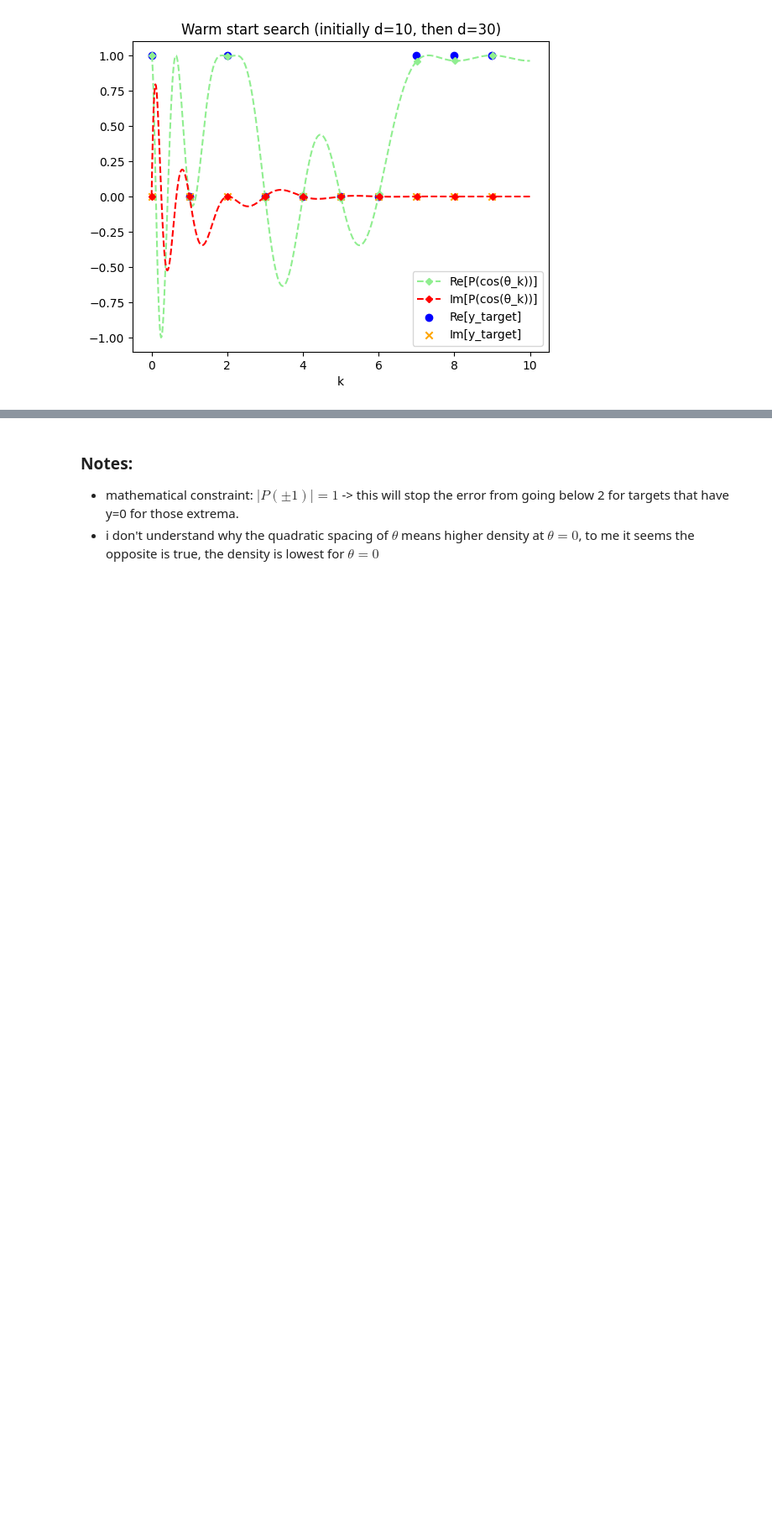
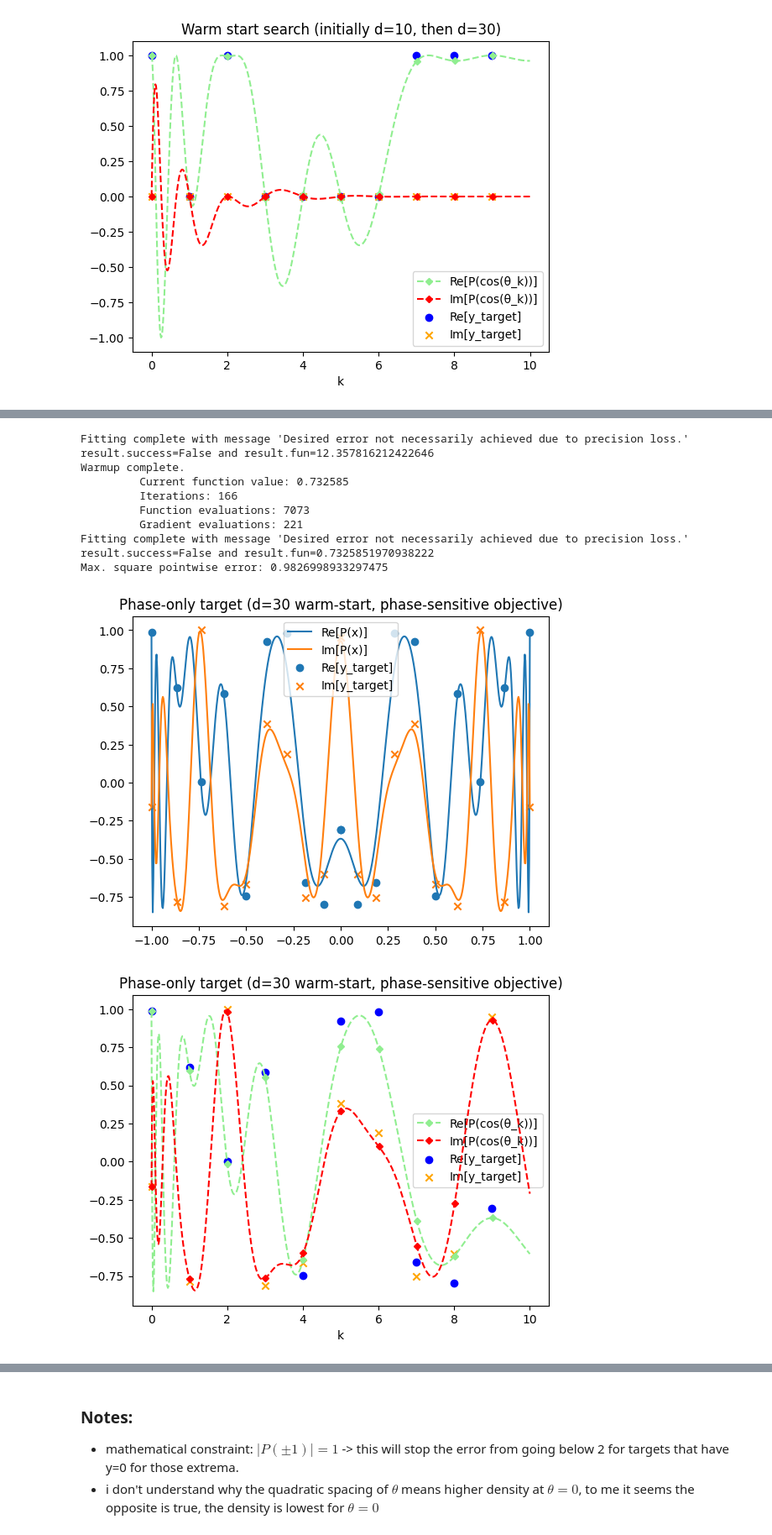
Before and after one commit to JakobTinhofer/QSP-Bt, a Jupyter notebook: ex3.ipynb, the cells around one changed output, grey strips where cells are left out. Shown at 84% size. Cells and saved outputs as stored; diff of their text form; code cells hidden in the pictures; blank space fills up the shorter version.

```diff
--- a/ex3.ipynb
+++ b/ex3.ipynb
@@ -325,4 +339,15 @@ full_eval(random_ys, d=20, title="Modulus-only objective", solver=lambda ys, deg
 # %%
 phased_ys = [np.exp(1j * p) for p in np.random.uniform(0, 2*np.pi, 10)]
-full_eval(phased_ys, 40, title="Phase-only target (d=40 warm-start, phase-sensitive objective)", solver=lambda ys, degree: solve_warmstart(ys, mainsearch_degree=degree))
-full_eval(phased_ys, 40, title="Phase-only target (d=40 warm-start, modulus-only objective)", solver=lambda ys, degree: solve_warmstart(ys, mainsearch_degree=degree, obj=objective_mod))
+full_eval(phased_ys, 30, title="Phase-only target (d=30 warm-start, phase-sensitive objective)", solver=lambda ys, degree: solve_warmstart(ys, mainsearch_degree=degree))
+full_eval(phased_ys, 30, title="Phase-only target (d=30 warm-start, modulus-only objective)", solver=lambda ys, degree: solve_warmstart(ys, mainsearch_degree=degree, obj=objective_mag))
+# %% [output]
+Fitting complete with message 'Desired error not necessarily achieved due to precision loss.' result.success=False and result.fun=12.357816212422646
+Warmup complete.
+         Current function value: 0.732585
+         Iterations: 166
+         Function evaluations: 7073
+         Gradient evaluations: 221
+Fitting complete with message 'Desired error not necessarily achieved due to precision loss.' result.success=False and result.fun=0.7325851970938222
+Max. square pointwise error: 0.9826998933297475
+[figure, added]
+[figure, added]
```
Also changed, not shown: parts of 4 cells of this notebook.
